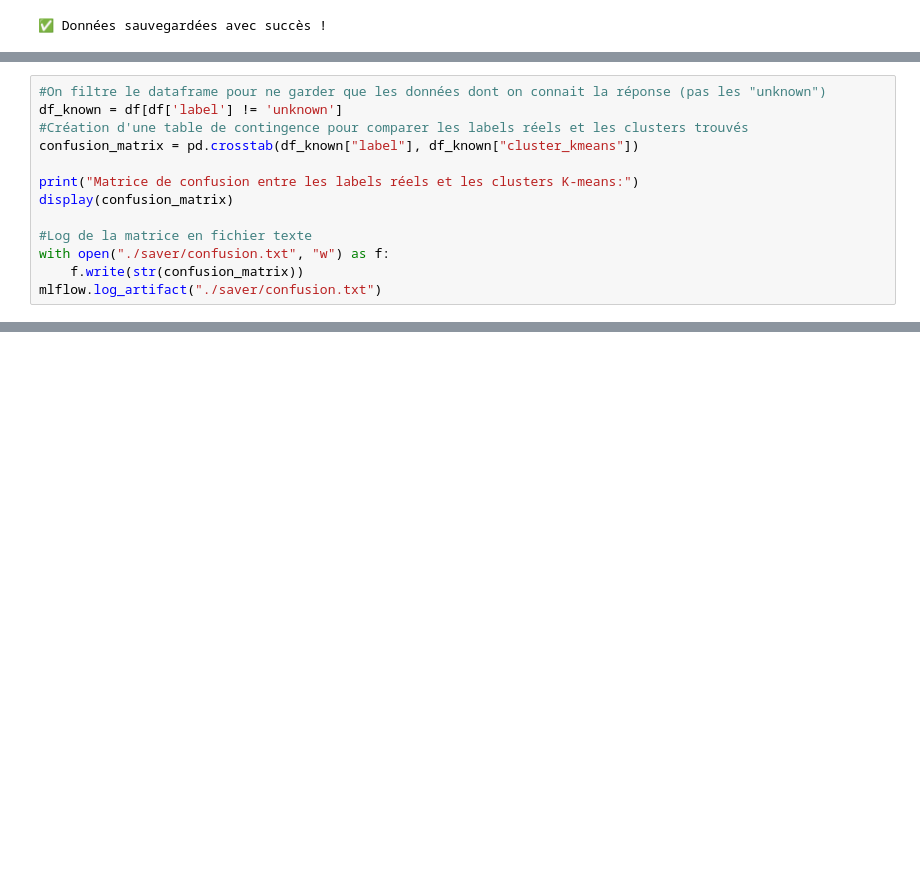
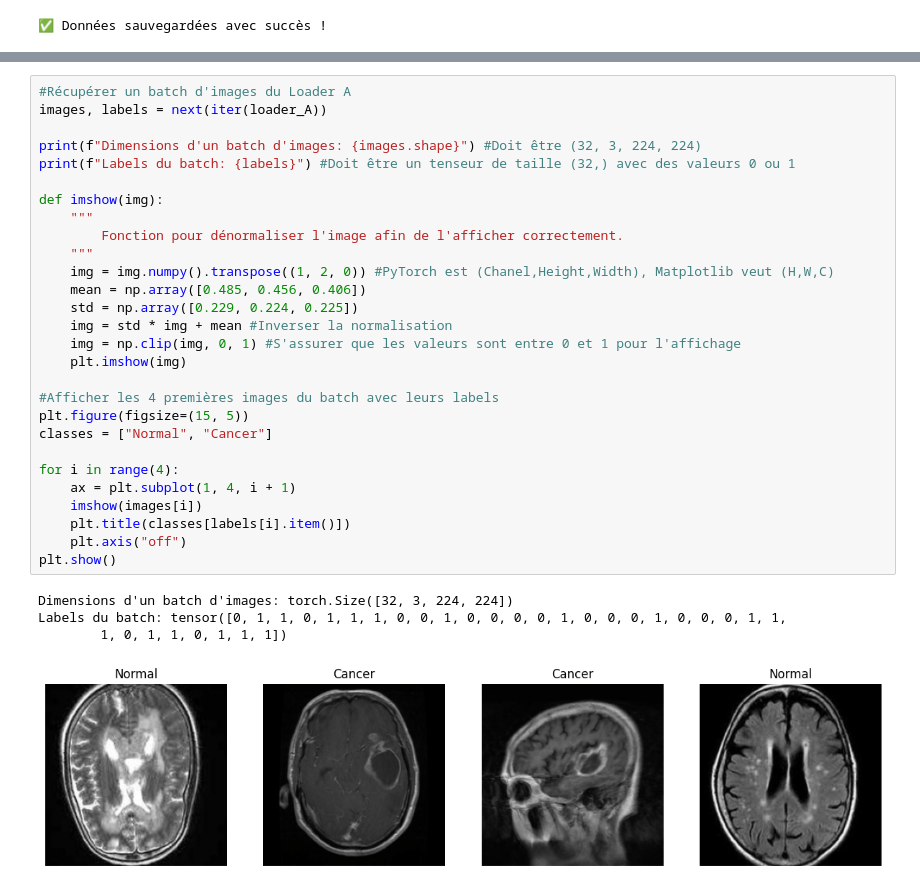
Before and after one commit to BAZAROPH/brain-scan-ai, a Jupyter notebook: main.ipynb, the cells around one changed output, grey strips where cells are left out. Saved outputs shown, nothing was run; the diff lists cells and outputs as text; blank space fills up the shorter version.

```diff
--- a/main.ipynb
+++ b/main.ipynb
@@ -653,13 +424,0 @@ Maintenant, il faut répondre à la question : ***Le Cluster 0, c'est le Cancer
-# %%
-#On filtre le dataframe pour ne garder que les données dont on connait la réponse (pas les "unknown")
-df_known = df[df['label'] != 'unknown']
-#Création d'une table de contingence pour comparer les labels réels et les clusters trouvés
-confusion_matrix = pd.crosstab(df_known["label"], df_known["cluster_kmeans"])
-
-print("Matrice de confusion entre les labels réels et les clusters K-means:")
-display(confusion_matrix)
-
-#Log de la matrice en fichier texte
-with open("./saver/confusion.txt", "w") as f:
-    f.write(str(confusion_matrix))
-mlflow.log_artifact("./saver/confusion.txt")
@@ -693,0 +753,33 @@ Adjusted Rand Index (ARI) entre les labels réels et les clusters K-means: 0.224
+# %%
+#Récupérer un batch d'images du Loader A
+images, labels = next(iter(loader_A))
+
+print(f"Dimensions d'un batch d'images: {images.shape}") #Doit être (32, 3, 224, 224)
+print(f"Labels du batch: {labels}") #Doit être un tenseur de taille (32,) avec des valeurs 0 ou 1
+
+def imshow(img):
+    """
+        Fonction pour dénormaliser l'image afin de l'afficher correctement.
+    """
+    img = img.numpy().transpose((1, 2, 0)) #PyTorch est (Chanel,Height,Width), Matplotlib veut (H,W,C)
+    mean = np.array([0.485, 0.456, 0.406])
+    std = np.array([0.229, 0.224, 0.225])
+    img = std * img + mean #Inverser la normalisation
+    img = np.clip(img, 0, 1) #S'assurer que les valeurs sont entre 0 et 1 pour l'affichage
+    plt.imshow(img)
+
+#Afficher les 4 premières images du batch avec leurs labels
+plt.figure(figsize=(15, 5))
+classes = ["Normal", "Cancer"]
+
+for i in range(4):
+    ax = plt.subplot(1, 4, i + 1)
+    imshow(images[i])
+    plt.title(classes[labels[i].item()])
+    plt.axis("off")
+plt.show()
+# %% [output]
+Dimensions d'un batch d'images: torch.Size([32, 3, 224, 224])
+Labels du batch: tensor([0, 1, 1, 0, 1, 1, 1, 0, 0, 1, 0, 0, 0, 0, 1, 0, 0, 0, 1, 0, 0, 0, 1, 1,
+        1, 0, 1, 1, 0, 1, 1, 1])
+[figure, added]
```
Also changed, not shown: parts of 39 cells of this notebook.
